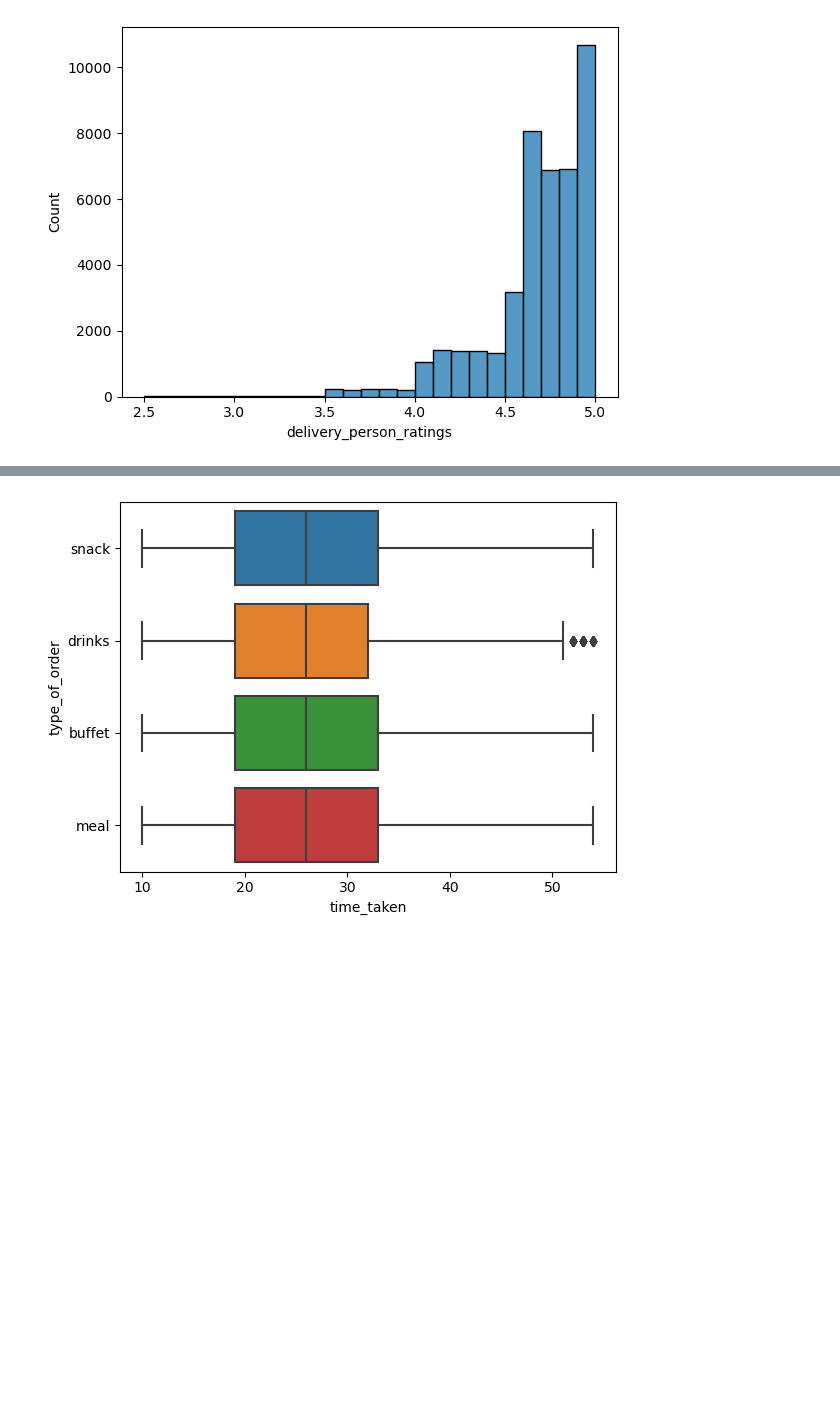
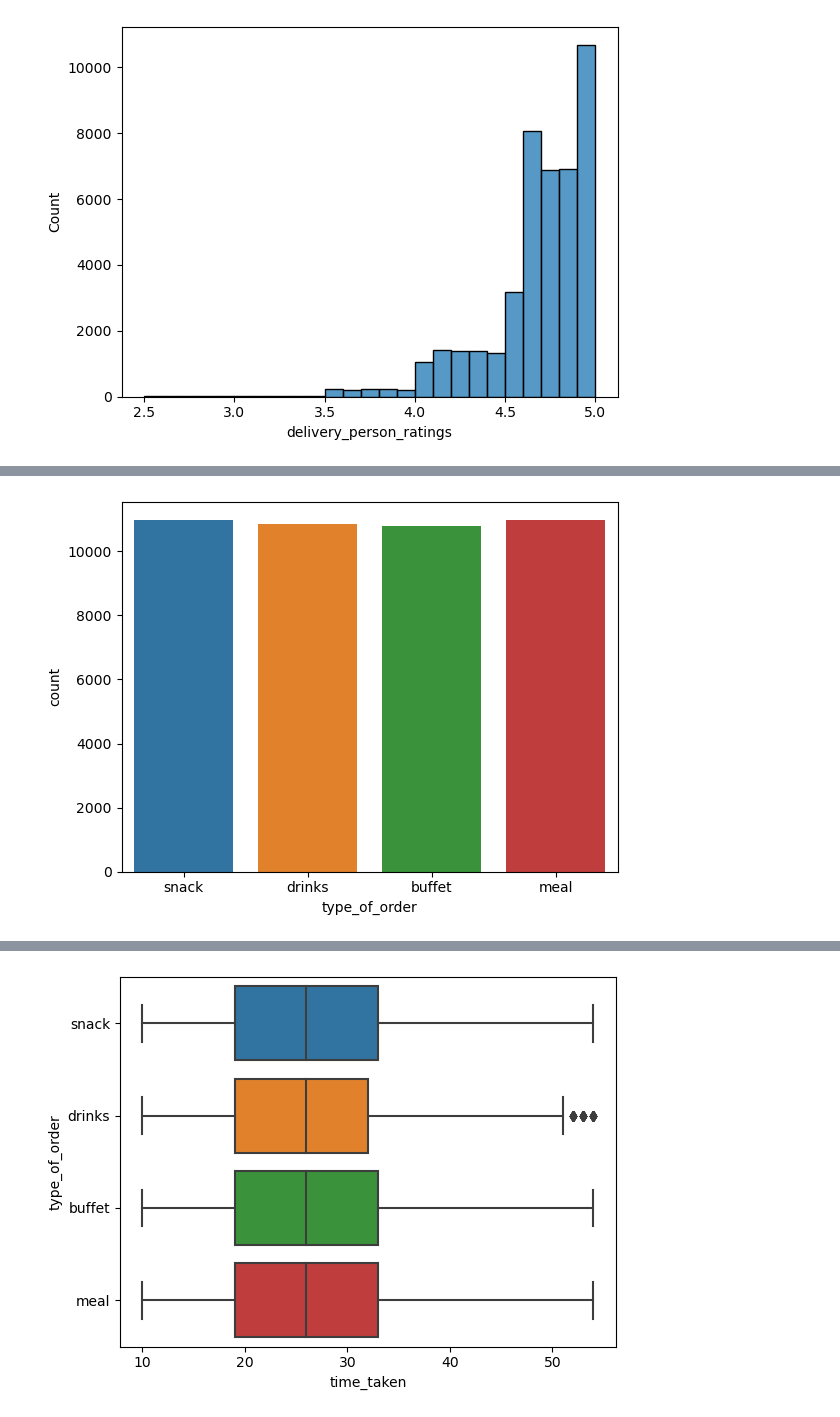
Before and after one commit to kcpGOAT/food-delivery-ML, a Jupyter notebook: food_delay.ipynb, the cells around one changed output, grey strips where cells are left out. Saved outputs shown, nothing was run; the diff lists cells and outputs as text; code cells hidden in the pictures; blank space fills up the shorter version.

```diff
--- a/food_delay.ipynb
+++ b/food_delay.ipynb
@@ -136,0 +168,4 @@ sns.histplot(data = delivery_data.to_pandas(), x = 'delivery_person_ratings', bi
+# %%
+sns.countplot(data = delivery_data.to_pandas(), x = 'type_of_order');
+# %% [output]
+[figure, added]
```
Also changed, not shown: parts of 17 cells of this notebook.
